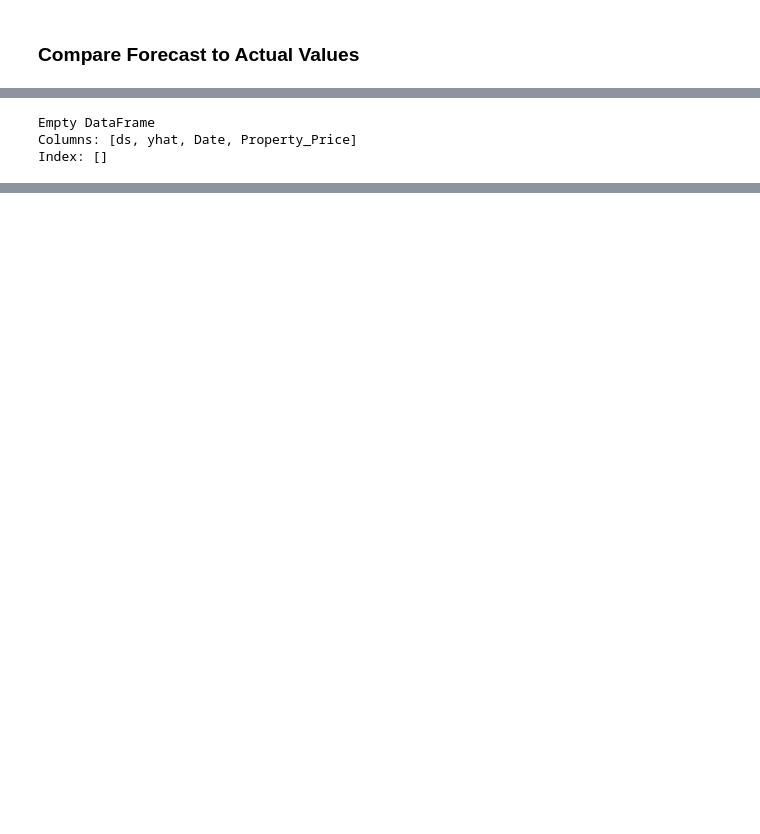
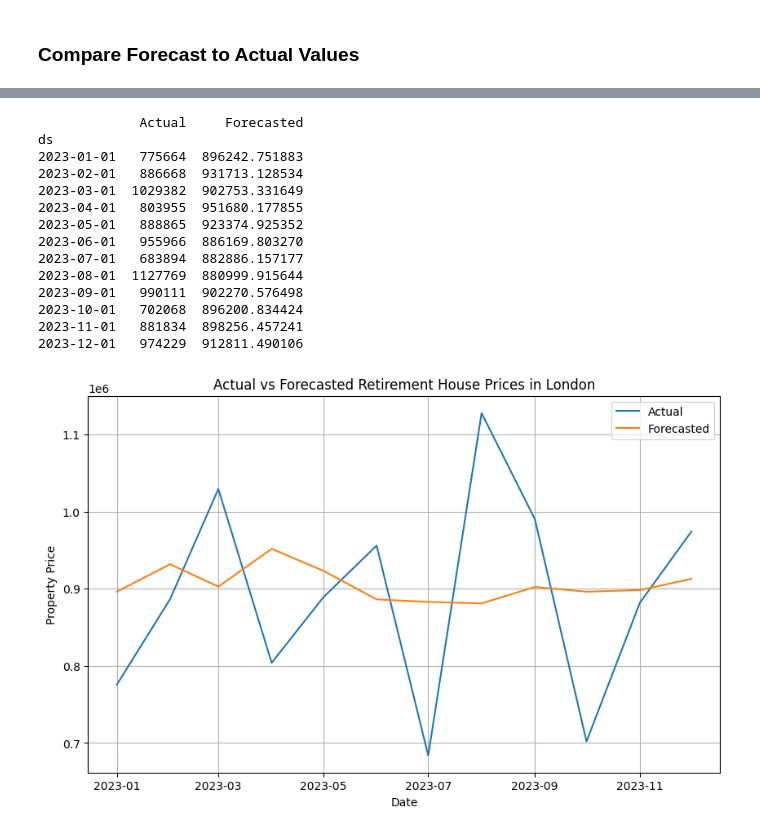
Before and after one commit to zekiyerdem/retirement_housing_investment_forecast_time_series, a Jupyter notebook: Notebooks/Time_series_analysis_forecast.ipynb, the cells around one changed output, grey strips where cells are left out. Saved outputs shown, nothing was run; the diff lists cells and outputs as text; code cells hidden in the pictures; blank space fills up the shorter version.

Commit message:
Update Time_series_analysis_forecast.ipynb
Compare actual and test values

```diff
--- a/Notebooks/Time_series_analysis_forecast.ipynb
+++ b/Notebooks/Time_series_analysis_forecast.ipynb
@@ -312,17 +175,47 @@ Index: []
-# %%
-
-
-# Check that the 'ds' and 'Date' columns are in the same format (both should be datetime)
-#forecasted_values['ds'] = pd.to_datetime(forecasted_values['ds'])
-#actual_values['Date'] = pd.to_datetime(actual_values['Date'])
-
-# Merge forecasted and actual values for comparison
-comparison = pd.merge(forecasted_values, actual_values, left_on='ds', right_on='Date')
-print(comparison)
-
-# Display the comparison of forecasted vs. actual property prices
-#comparison[['ds', 'yhat', 'Property_Price']]  # ds is the date, yhat is the predicted, Property_Price is actual
-# %% [output]
-Empty DataFrame
-Columns: [ds, yhat, Date, Property_Price]
-Index: []
+# %%
+data = pd.read_csv('../Data/ontario_retirement_house_investment_data.csv')
+
+# Filter for London data
+london_data = data[data['City'] == 'London']
+
+# Prepare the data for Prophet
+london_prophet_data = london_data[['Date', 'Property_Price']].rename(columns={'Date': 'ds', 'Property_Price': 'y'})
+london_prophet_data['ds'] = pd.to_datetime(london_prophet_data['ds'])
+
+# Split the data into training and test sets, keeping the last 12 months for testing
+train_data = london_prophet_data.iloc[:-12]  # All but the last 12 months
+test_data = london_prophet_data.iloc[-12:]   # Last 12 months
+
+# Create and fit the Prophet model on the training data
+model = Prophet()
+model.fit(train_data)
+
+# Make future dataframe for prediction, including the next 12 months
+future_test = model.make_future_dataframe(periods=12, freq='M')
+
+# Predict the future values (which includes the test set period)
+forecast_test = model.predict(future_test)
+
+# Extract only the forecasted data for the test period (last 12 months)
+forecast_test_filtered = forecast_test[-12:]
+
+# Create a comparison dataframe
+comparison = pd.DataFrame({
+    'Actual': test_data['y'].values,
+    'Forecasted': forecast_test_filtered['yhat'].values
+}, index=test_data['ds'])
+
+# Print the comparison
+print(comparison)
+
+# Plot the forecast vs actual
+plt.figure(figsize=(10, 6))
+plt.plot(test_data['ds'], test_data['y'], label='Actual')
+plt.plot(test_data['ds'], forecast_test_filtered['yhat'], label='Forecasted')
+plt.legend()
+plt.title('Actual vs Forecasted Retirement House Prices in London')
+plt.xlabel('Date')
+plt.ylabel('Property Price')
+plt.grid(True)
+plt.show()
+# %% [output]
@@ -329,3 +224,18 @@ Index: []
+             Actual     Forecasted
+ds
+2023-01-01   775664  896242.751883
+2023-02-01   886668  931713.128534
+2023-03-01  1029382  902753.331649
+2023-04-01   803955  951680.177855
+2023-05-01   888865  923374.925352
+2023-06-01   955966  886169.803270
+2023-07-01   683894  882886.157177
+2023-08-01  1127769  880999.915644
+2023-09-01   990111  902270.576498
+2023-10-01   702068  896200.834424
+2023-11-01   881834  898256.457241
+2023-12-01   974229  912811.490106
+[figure, added]
 # %%
 from sklearn.metrics import mean_absolute_error, root_mean_squared_error
 import numpy as np
```
Also changed, not shown: parts of 12 cells of this notebook.
